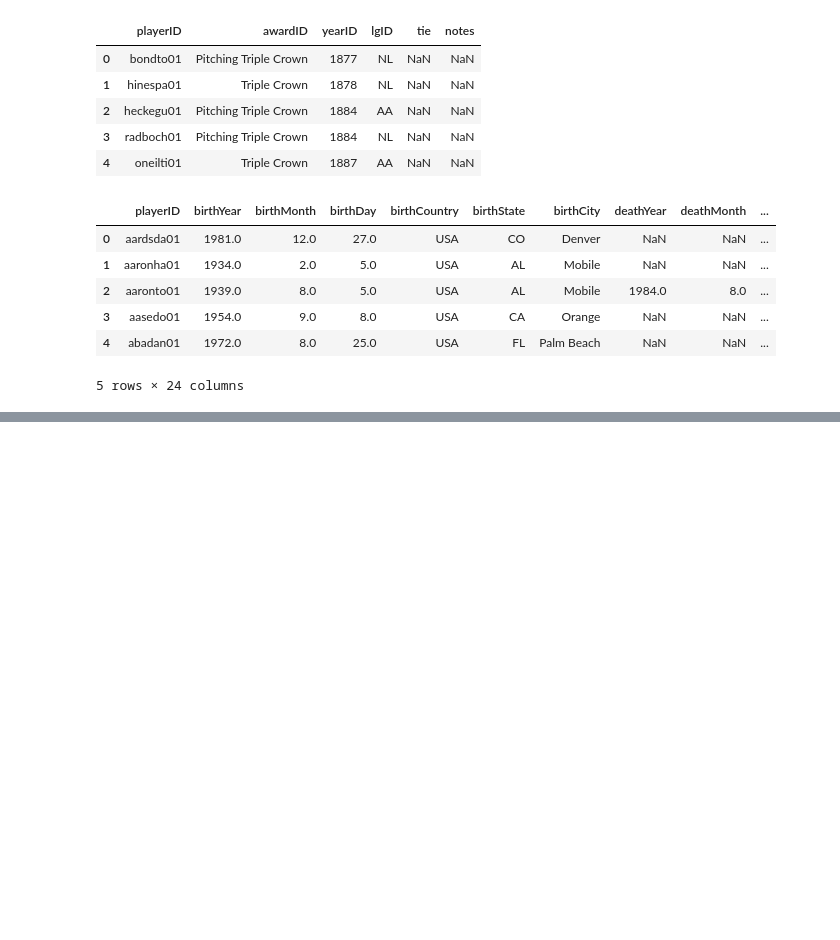
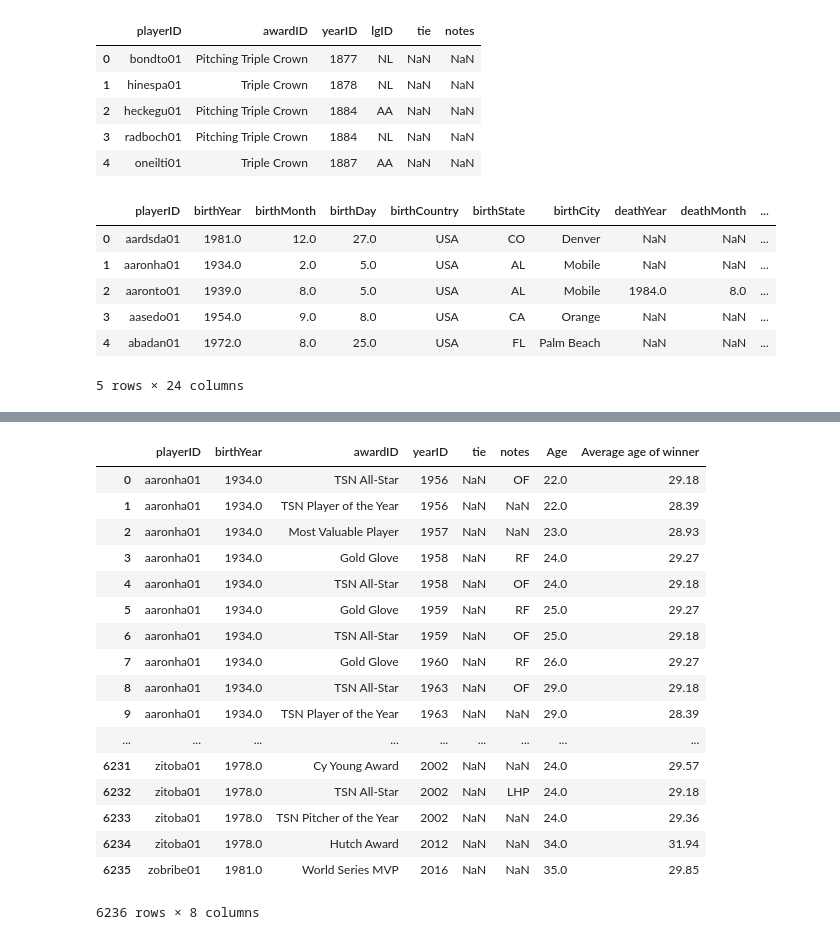
Before and after one commit to AGBarbour/Project-1, a Jupyter notebook: Awards.ipynb, the cells around one changed output, grey strips where cells are left out. Cells and saved outputs as stored; diff of their text form; code cells hidden in the pictures; blank space fills up the shorter version.

```diff
--- a/Awards.ipynb
+++ b/Awards.ipynb
@@ -27,0 +140,28 @@ people.head()
+# %%
+modern_df["Average age of winner"] = modern_df.groupby("awardID")["Age"].transform('mean')
+# hosted_in_us["pledged"] = hosted_in_us["pledged"].map("${:,.2f}".format)
+modern_df["Average age of winner"] = modern_df["Average age of winner"].map("{:,.2f}".format).astype('float64')
+modern_df["birthYear"] = modern_df["birthYear"].map("{:.0f}".format).astype('float64')
+modern_df["Age"] = modern_df["Age"].map("{:.0f}".format).astype('float64')
+# cols = ['Age','birthYear']
+# modern_df[cols] = modern_df[cols].replace(',','.', regex=True).astype(float)
+modern_df
+# %% [output]
+|  | playerID | birthYear | awardID | yearID | tie | notes | Age | Average age of winner |
+| 0 | aaronha01 | 1934.0 | TSN All-Star | 1956 | NaN | OF | 22.0 | 29.18 |
+| 1 | aaronha01 | 1934.0 | TSN Player of the Year | 1956 | NaN | NaN | 22.0 | 28.39 |
+| 2 | aaronha01 | 1934.0 | Most Valuable Player | 1957 | NaN | NaN | 23.0 | 28.93 |
+| 3 | aaronha01 | 1934.0 | Gold Glove | 1958 | NaN | RF | 24.0 | 29.27 |
+| 4 | aaronha01 | 1934.0 | TSN All-Star | 1958 | NaN | OF | 24.0 | 29.18 |
+| 5 | aaronha01 | 1934.0 | Gold Glove | 1959 | NaN | RF | 25.0 | 29.27 |
+| 6 | aaronha01 | 1934.0 | TSN All-Star | 1959 | NaN | OF | 25.0 | 29.18 |
+| 7 | aaronha01 | 1934.0 | Gold Glove | 1960 | NaN | RF | 26.0 | 29.27 |
+| 8 | aaronha01 | 1934.0 | TSN All-Star | 1963 | NaN | OF | 29.0 | 29.18 |
+| 9 | aaronha01 | 1934.0 | TSN Player of the Year | 1963 | NaN | NaN | 29.0 | 28.39 |
+| ... | ... | ... | ... | ... | ... | ... | ... | ... |
+| 6231 | zitoba01 | 1978.0 | Cy Young Award | 2002 | NaN | NaN | 24.0 | 29.57 |
+| 6232 | zitoba01 | 1978.0 | TSN All-Star | 2002 | NaN | LHP | 24.0 | 29.18 |
+| 6233 | zitoba01 | 1978.0 | TSN Pitcher of the Year | 2002 | NaN | NaN | 24.0 | 29.36 |
+| 6234 | zitoba01 | 1978.0 | Hutch Award | 2012 | NaN | NaN | 34.0 | 31.94 |
+| 6235 | zobribe01 | 1981.0 | World Series MVP | 2016 | NaN | NaN | 35.0 | 29.85 |
+6236 rows × 8 columns
```
Also changed, not shown: parts of 8 cells of this notebook, 4 other files.
